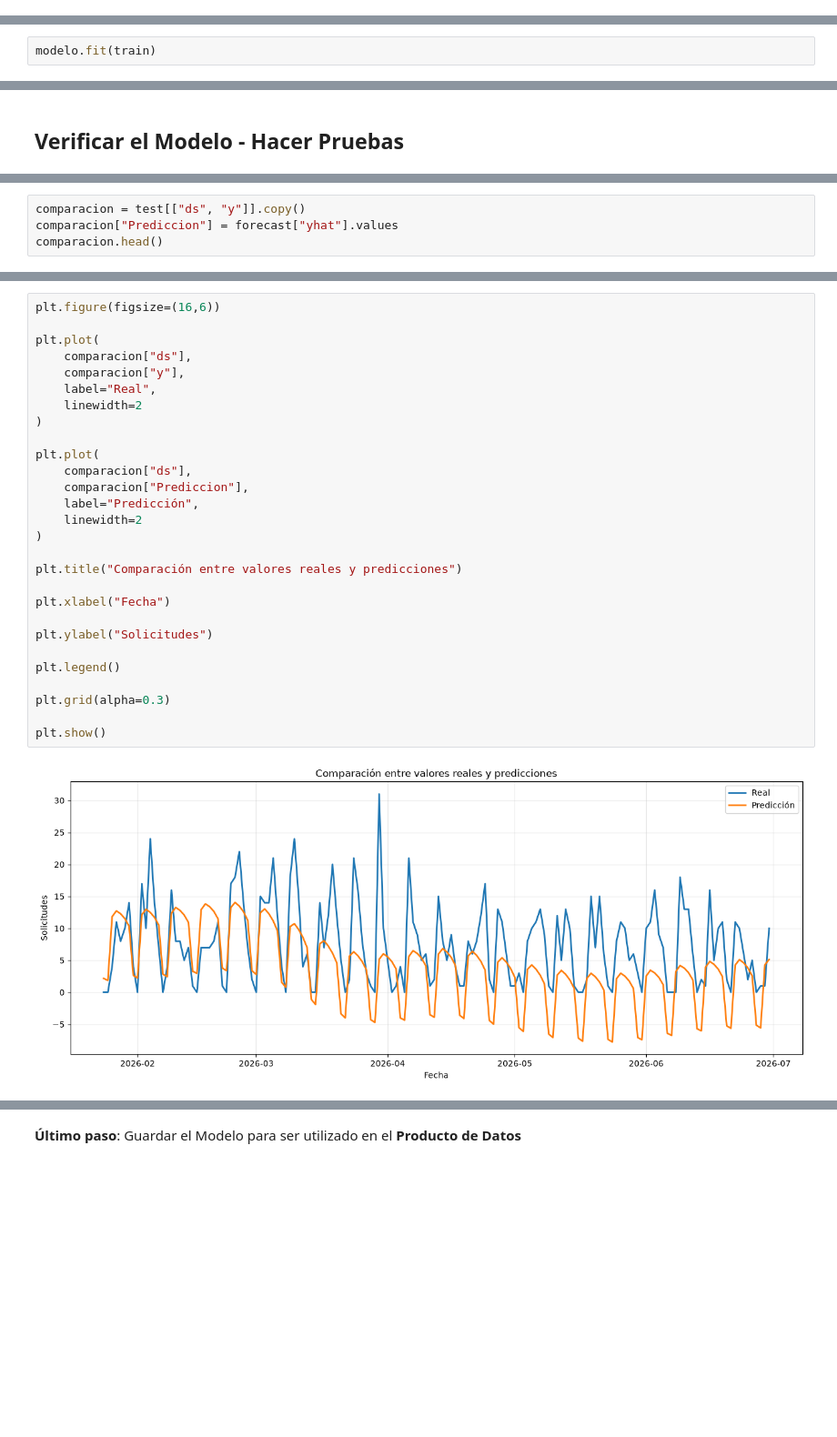
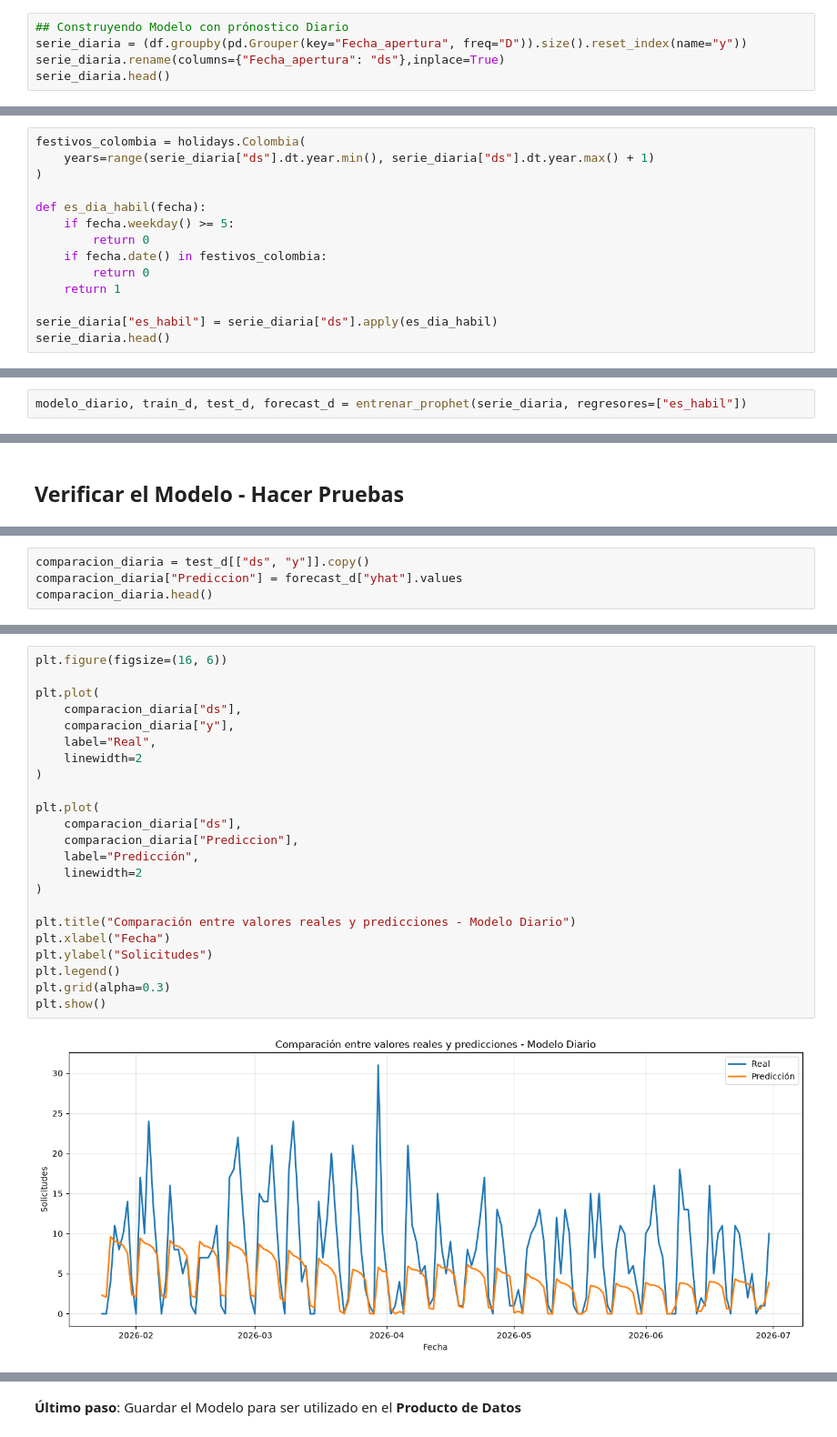
Before and after one commit to DiazJSC/AccesClean_proyecto, a Jupyter notebook: src/04_modelo.ipynb, the cells around one changed output, grey strips where cells are left out. Shown at 91% size. Saved outputs shown, nothing was run; the diff lists cells and outputs as text; blank space fills up the shorter version.

```diff
--- a/src/04_modelo.ipynb
+++ b/src/04_modelo.ipynb
@@ -70,0 +42,5 @@ from sklearn.metrics import (
+# %%
+## Construyendo Modelo con prónostico Diario
+serie_diaria = (df.groupby(pd.Grouper(key="Fecha_apertura", freq="D")).size().reset_index(name="y"))
+serie_diaria.rename(columns={"Fecha_apertura": "ds"},inplace=True)
+serie_diaria.head()
@@ -70,0 +180,14 @@ from sklearn.metrics import (
+# %%
+festivos_colombia = holidays.Colombia(
+    years=range(serie_diaria["ds"].dt.year.min(), serie_diaria["ds"].dt.year.max() + 1)
+)
+
+def es_dia_habil(fecha):
+    if fecha.weekday() >= 5:
+        return 0
+    if fecha.date() in festivos_colombia:
+        return 0
+    return 1
+
+serie_diaria["es_habil"] = serie_diaria["ds"].apply(es_dia_habil)
+serie_diaria.head()
@@ -82,3 +230,3 @@ modelo = Prophet(
 # %%
-modelo.fit(train)
+modelo_diario, train_d, test_d, forecast_d = entrenar_prophet(serie_diaria, regresores=["es_habil"])
 # %% [output]
@@ -139,6 +336,6 @@ Name: y, dtype: float64
 # %%
-comparacion = test[["ds", "y"]].copy()
-comparacion["Prediccion"] = forecast["yhat"].values
-comparacion.head()
+comparacion_diaria = test_d[["ds", "y"]].copy()
+comparacion_diaria["Prediccion"] = forecast_d["yhat"].values
+comparacion_diaria.head()
 # %% [output]
 |  | ds | y | Prediccion |
@@ -203,30 +374,25 @@ comparacion[comparacion["y"] == 0]
 # %%
-plt.figure(figsize=(16,6))
+plt.figure(figsize=(16, 6))
 
 plt.plot(
-    comparacion["ds"],
-    comparacion["y"],
+    comparacion_diaria["ds"],
+    comparacion_diaria["y"],
     label="Real",
     linewidth=2
 )
 
 plt.plot(
-    comparacion["ds"],
-    comparacion["Prediccion"],
+    comparacion_diaria["ds"],
+    comparacion_diaria["Prediccion"],
     label="Predicción",
     linewidth=2
 )
 
-plt.title("Comparación entre valores reales y predicciones")
-
+plt.title("Comparación entre valores reales y predicciones - Modelo Diario")
 plt.xlabel("Fecha")
-
 plt.ylabel("Solicitudes")
-
 plt.legend()
-
 plt.grid(alpha=0.3)
-
 plt.show()
 # %% [output]
-[figure, old version]
+[figure, new version]
```
Also changed, not shown: parts of 44 cells of this notebook, 4 other files.
